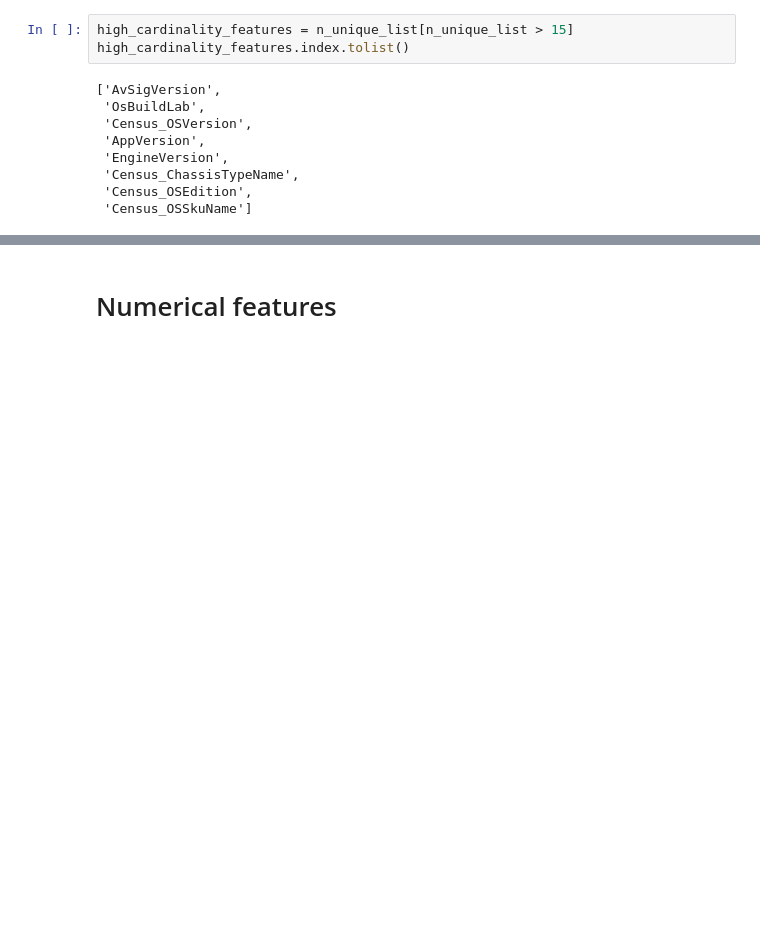
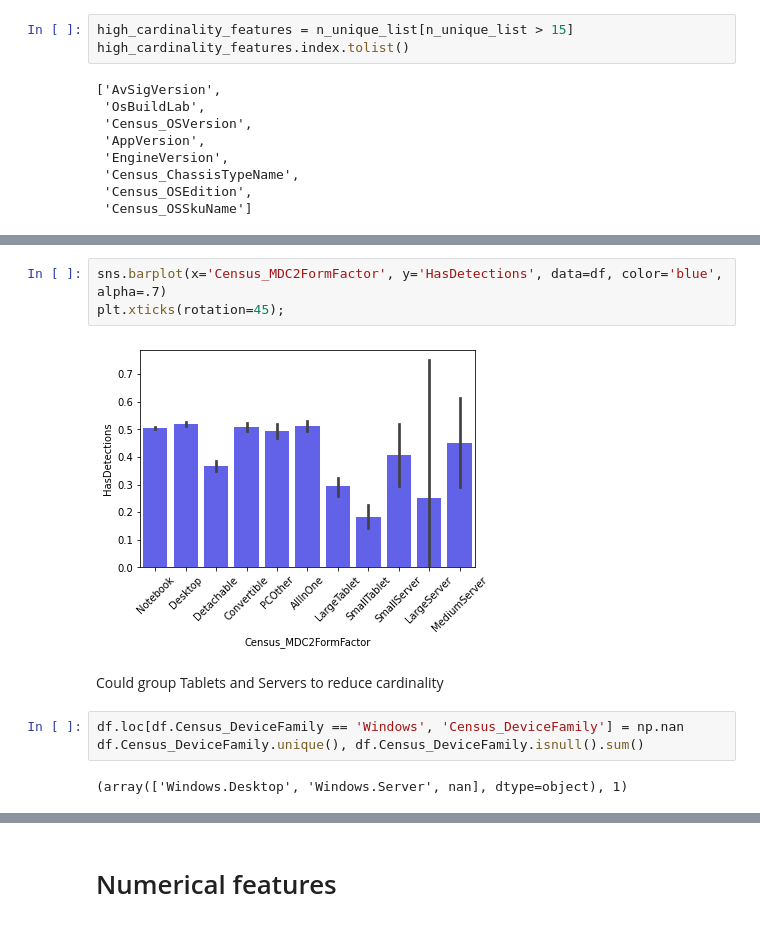
Before and after one commit to marco-riva/Capstone_2, a Jupyter notebook: notebooks/Data_Wrangling.ipynb, the cells around one changed output, grey strips where cells are left out. Drawn from its saved outputs; the diff is of its cells as text; blank space fills up the shorter version.

```diff
--- a/notebooks/Data_Wrangling.ipynb
+++ b/notebooks/Data_Wrangling.ipynb
@@ -207,0 +405,12 @@ Name: Census_FlightRing, dtype: int64
+# %%
+sns.barplot(x='Census_MDC2FormFactor', y='HasDetections', data=df, color='blue', alpha=.7)
+plt.xticks(rotation=45);
+# %% [output]
+[figure, added]
+# %% [markdown]
+Could group Tablets and Servers to reduce cardinality
+# %%
+df.loc[df.Census_DeviceFamily == 'Windows', 'Census_DeviceFamily'] = np.nan
+df.Census_DeviceFamily.unique(), df.Census_DeviceFamily.isnull().sum()
+# %% [output]
+(array(['Windows.Desktop', 'Windows.Server', nan], dtype=object), 1)
```
Also changed, not shown: parts of 44 cells of this notebook.
